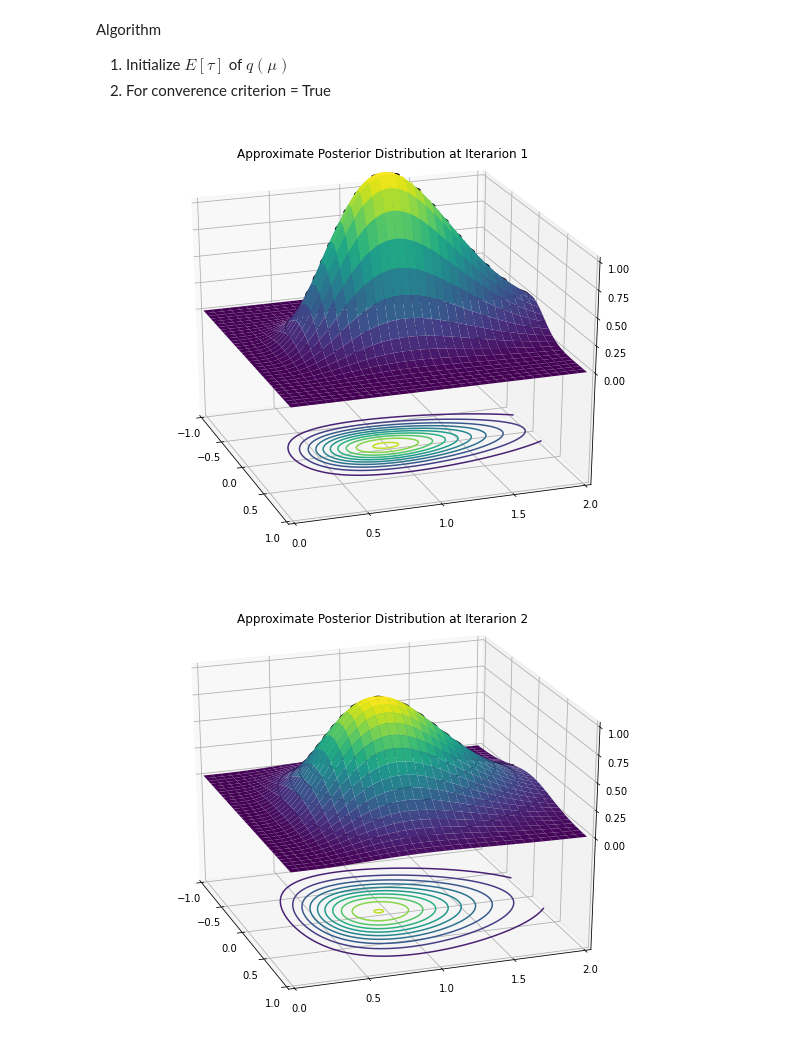
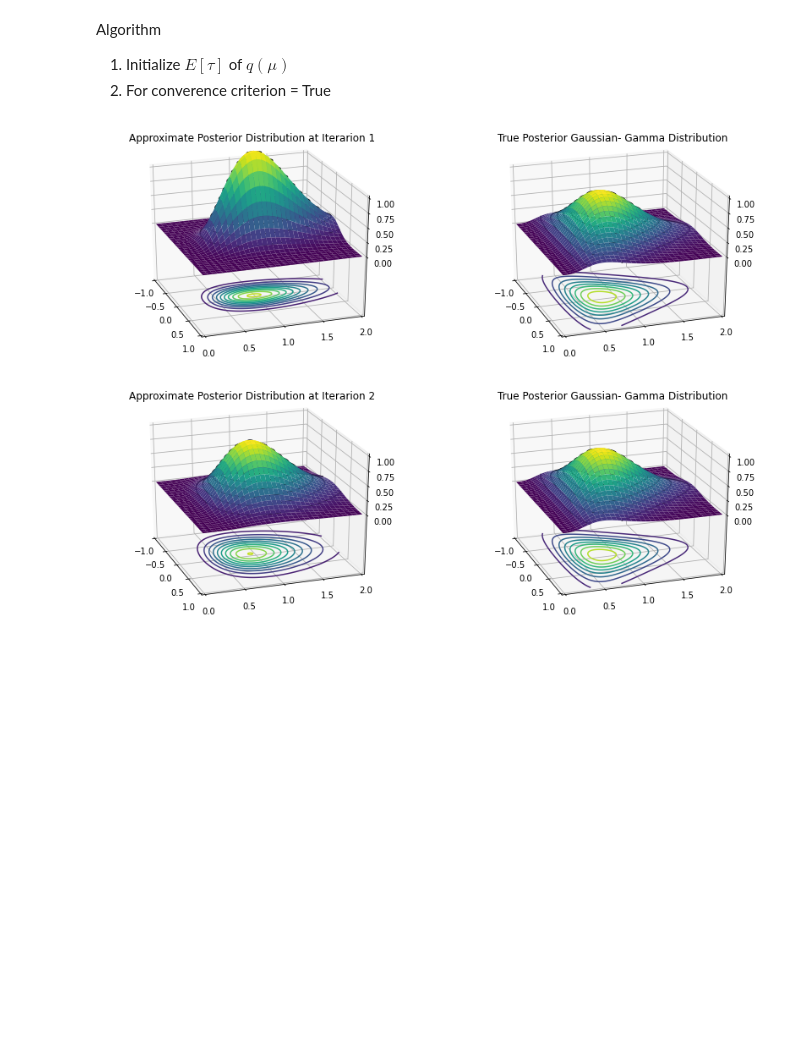
Before and after one commit to fweberling/Variational_Inference, a Jupyter notebook: factorizedVariationalApproximateDistribution.ipynb, the cells around one changed output. Saved outputs shown, nothing was run; the diff lists cells and outputs as text; code cells hidden in the pictures; blank space fills up the shorter version.

Commit message:
Edited plots and text

```diff
--- a/factorizedVariationalApproximateDistribution.ipynb
+++ b/factorizedVariationalApproximateDistribution.ipynb
@@ -186,36 +189,51 @@ Algorithm
 2. For converence criterion = True
 # %%
 tau = 3
-num_iterations = 10
+num_iterations = 5
 
-for i in range(1, num_iterations):
+for i in range(1, num_iterations + 1):
   q_mu, mu, mu_var = opt_factor_mu(tau, lmbda_0, mu_0, N, x_mean, pos)
   q_tau, tau = opt_factor_tau(mu, mu_var, N, x_mean, a_0, b_0, mu_0, pos)
   posterior_approx = q_mu * q_tau
   posterior_diff = np.abs(true_posterior - posterior_approx)
 
-  # Plot predictions with noise-free observations
-  #axs.contourf(mu_Data, tau_Data, posterior_approx, label = 'Approximate Posterior')
-  #axs.set_xlabel('Mean $\mu$')
-  #axs.set_ylabel('Precision $\tau$')
-  #axs.set_title('Approximate Posterior distribution at Iteration {}'.format(i))
-  # Surface plot of True Posterior Distribution
-  fig =plt.figure(figsize=(10, 8), tight_layout= False)
+  # set up a figure twice as wide as it is tall
+  fig = plt.figure(figsize=(14, 5), tight_layout= False)
+
+  # Set up axes for first subplot
+  ax = fig.add_subplot(1, 2, 1, projection='3d')
+
   ax = fig.gca(projection='3d')
   ax.plot_surface(mu_Data, tau_Data, posterior_approx, rstride=3, cstride=3, linewidth=1, antialiased=True,
                 cmap=cm.viridis)
   ax.contour(mu_Data, tau_Data, posterior_approx, 10, cmap=cm.viridis, linestyles="solid", offset=-1)
   ax.contour(mu_Data, tau_Data, posterior_approx, 10, colors="k", linestyles="solid")
   ax.set_xlim(-1,1)
   ax.set_ylim(0,2)
   ax.set_zlim(-1,1)
   ax.set_xticks(np.linspace(-1,1,5))
   ax.set_yticks(np.linspace(0,2,5))
   ax.set_zticks(np.linspace(0,1,5))
   ax.view_init(25, -19)
   ax.set_title("Approximate Posterior Distribution at Iterarion {}".format(i))
 
+  # Set up axes for second subplot
+  ax = fig.add_subplot(1, 2, 2, projection='3d')
+
+  ax.plot_surface(mu_Data, tau_Data, true_posterior, rstride=3, cstride=3, linewidth=1, antialiased=True,
+                cmap=cm.viridis)
+  ax.contour(mu_Data, tau_Data, true_posterior, 10, cmap=cm.viridis, linestyles="solid", offset=-1)
+  ax.contour(mu_Data, tau_Data, true_posterior, 10, colors="k", linestyles="solid")
+  ax.set_xlim(-1,1)
+  ax.set_ylim(0,2)
+  ax.set_zlim(-1,1)
+  ax.set_xticks(np.linspace(-1,1,5))
+  ax.set_yticks(np.linspace(0,2,5))
+  ax.set_zticks(np.linspace(0,1,5))
+  ax.view_init(25, -19)
+  ax.set_title("True Posterior Gaussian- Gamma Distribution")
+
   plt.show()
 # %% [output]
-[figure, old version]
+[figure, new version]
-[figure, old version]
+[figure, new version]
```
Also changed, not shown: parts of 5 cells of this notebook.
